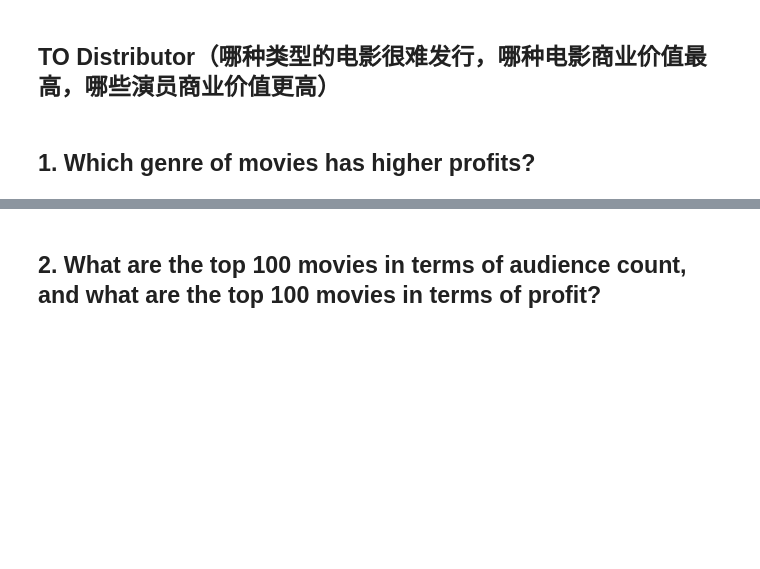
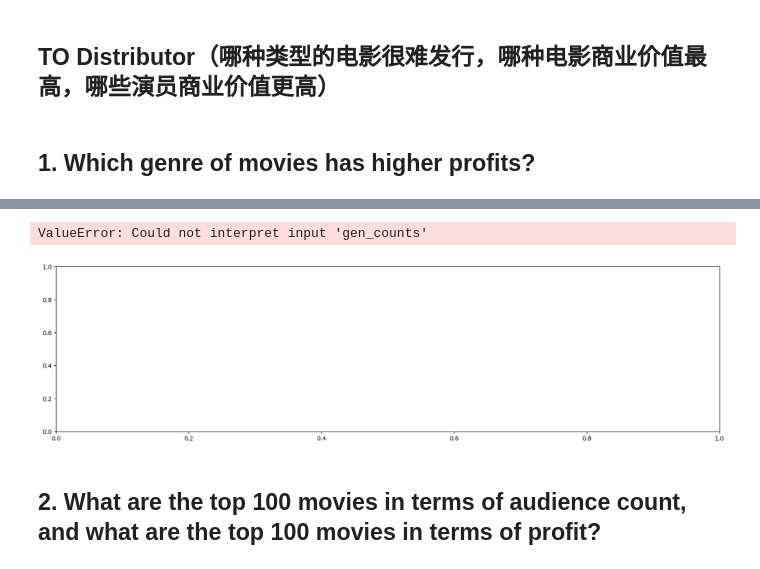
Before and after one commit to jingyun0312/DataSource_Movie, a Jupyter notebook: movie.ipynb, the cells around one changed output, grey strips where cells are left out. Saved outputs shown, nothing was run; the diff lists cells and outputs as text; code cells hidden in the pictures; blank space fills up the shorter version.

```diff
--- a/movie.ipynb
+++ b/movie.ipynb
@@ -1879,0 +2262,7 @@ rating_genres_top500
+# %%
+#join rating with movie
+cursor = mydb.cursor()
+cursor.execute('SELECT r.status, g.name,g.movie_id from release_r r join genres g on r.id = g.movie_id')
+
+rows = cursor.fetchall()
+genres_status = pd.DataFrame(rows, columns=['status','genres','movie_id'])
@@ -1879,0 +2285,2 @@ rating_genres_top500
+# %%
+genres_status_notr = genres_status.loc[genres_status['status'] != 'Released']
@@ -1880,3 +2319,16 @@ rating_genres_top500
+# %%
+fig, ax = plt.subplots(figsize=(20,5))
+sns.catplot(
+    data=genres_status_notr, kind="bar",
+    x="genres", y="gen_counts", row="status",
+    errorbar="sd", palette="dark", alpha=.6, height=6
+)
+g.despine(left=True)
+g.set_axis_labels("", "Body mass (g)")
+g.legend.set_title("")
+# %% [output]
+ValueError: Could not interpret input 'gen_counts'
+[figure, added]
 # %% [markdown]
 ## 2. What are the top 100 movies in terms of audience count, and what are the top 100 movies in terms of profit?
 # %% [markdown]
```
Also changed, not shown: parts of 76 cells of this notebook.
